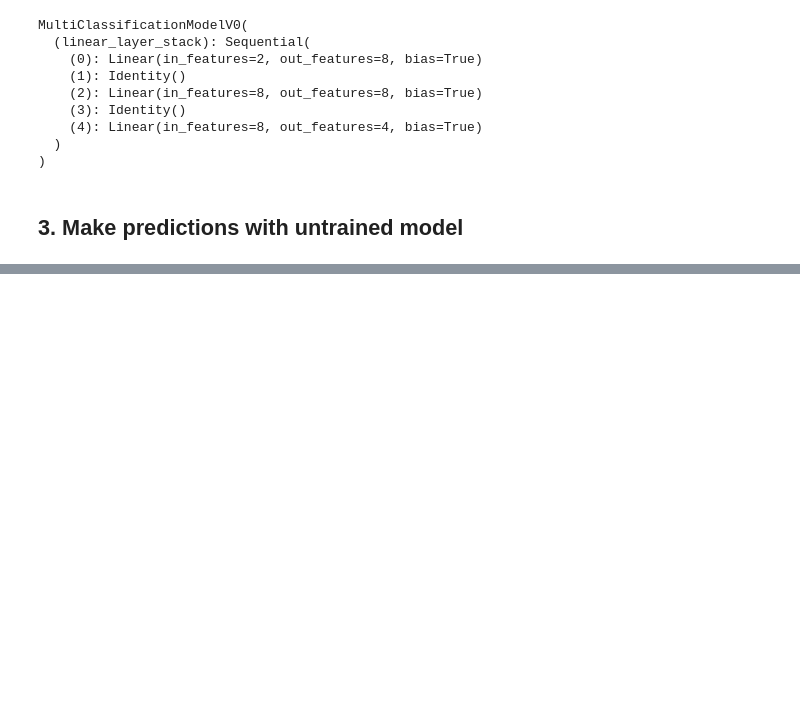
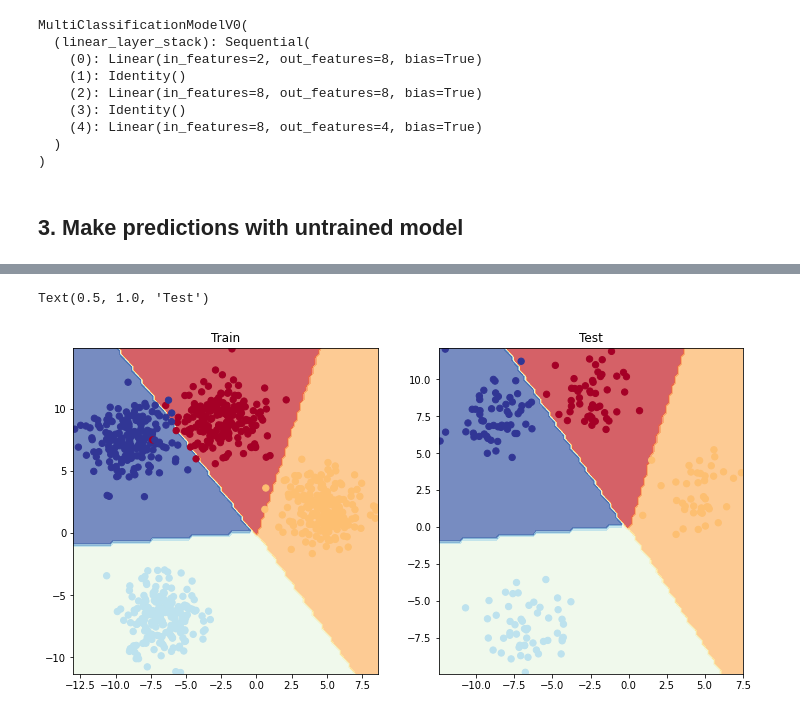
Before and after one commit to chris-warner-II/pytorch_projects, a Jupyter notebook: 03_Multi_Classification.ipynb, the cells around one changed output, grey strips where cells are left out. Cells and saved outputs as stored; diff of their text form; code cells hidden in the pictures; blank space fills up the shorter version.

```diff
--- a/03_Multi_Classification.ipynb
+++ b/03_Multi_Classification.ipynb
@@ -193,0 +221,17 @@ plot_loss(epoch=epoch_count,
+# %%
+# Plot decision boundaries
+
+plt.figure(figsize=(12,6))
+plt.subplot(1,2,1)
+plot_decision_boundary(model=model0,
+                       X=X_train,
+                       y=y_train)
+plt.title('Train')
+plt.subplot(1,2,2)
+plot_decision_boundary(model=model0,
+                       X=X_test,
+                       y=y_test)
+plt.title('Test')
+# %% [output]
+Text(0.5, 1.0, 'Test')
+[figure, added]
```
Also changed, not shown: parts of 21 cells of this notebook, 2 other files.
